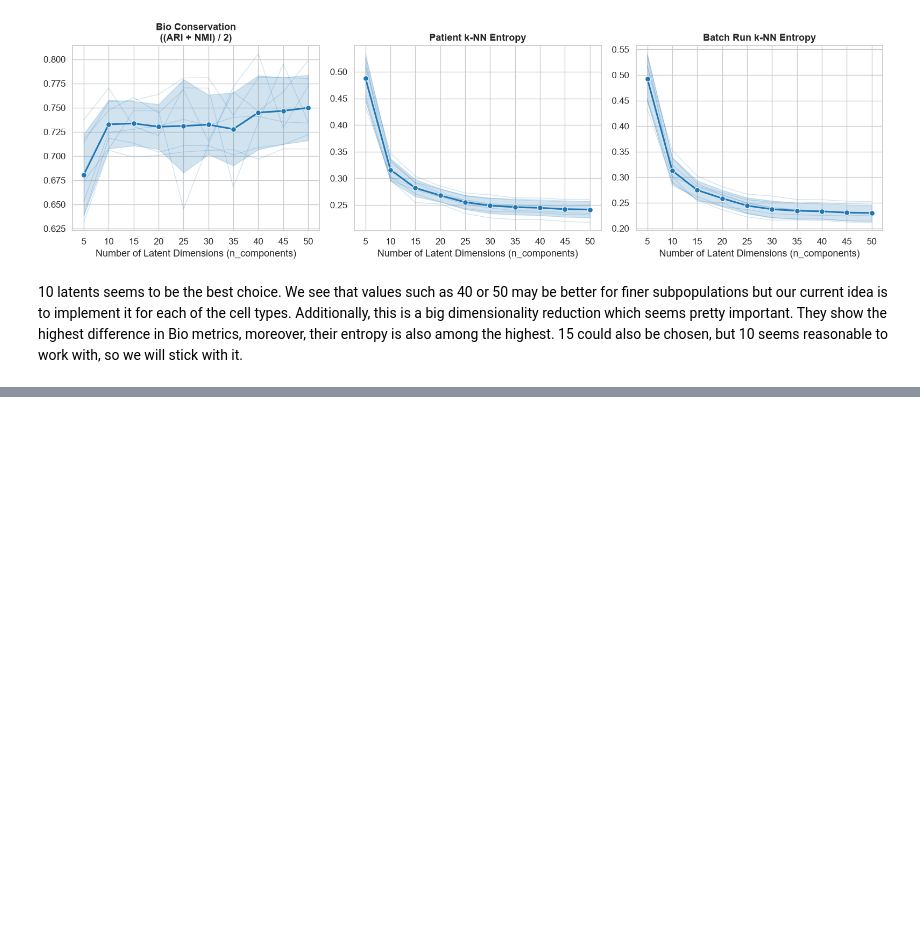
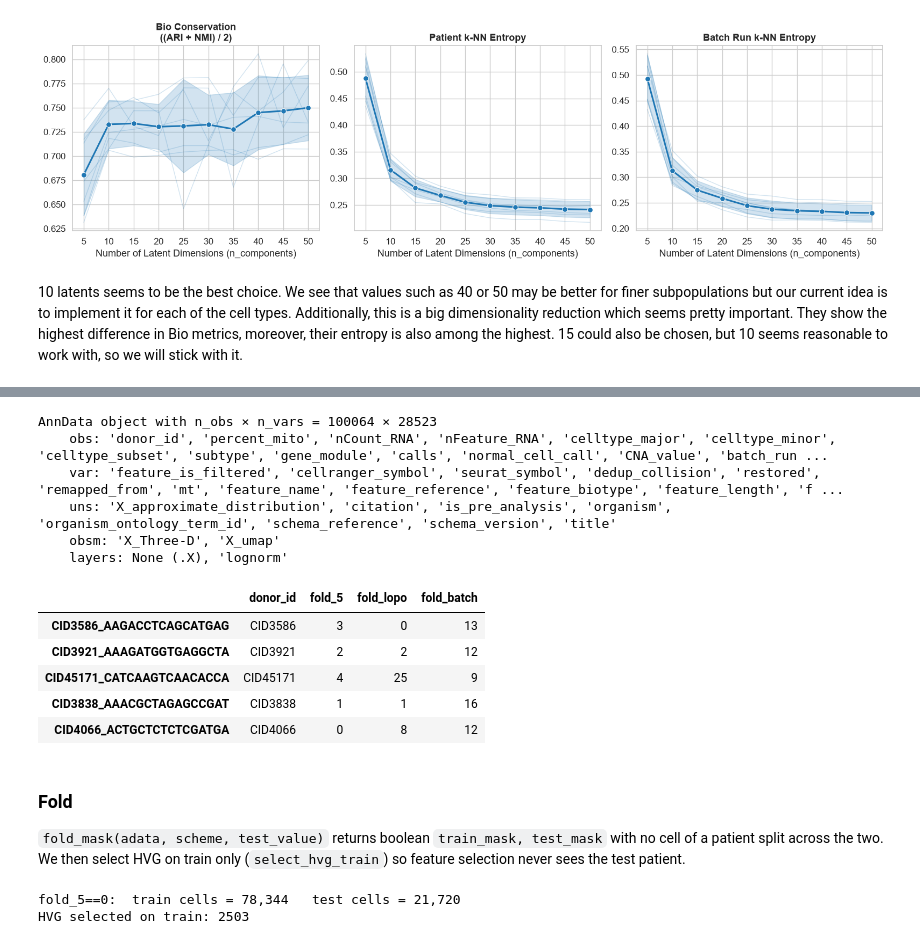
Before and after one commit to alvarodca/DeepGen-Oncology, a Jupyter notebook: PCA.ipynb, the cells around one changed output, grey strips where cells are left out. Drawn from its saved outputs; the diff is of its cells as text; code cells hidden in the pictures; blank space fills up the shorter version.

```diff
--- a/PCA.ipynb
+++ b/PCA.ipynb
@@ -751 +772,36 @@ We will apply PCA on log-normalized data as a baseline model to compare with the
+# %%
+adata = D.load_adata()  # the real data: cells x genes
+D.attach_folds(adata) # adds obs['fold_5'], obs['fold_lopo'], obs['fold_batch']
+print(adata)
+adata.obs[['donor_id','fold_5','fold_lopo','fold_batch']].drop_duplicates('donor_id').head() # Safety head drop duplicates
+# %% [output]
+AnnData object with n_obs × n_vars = 100064 × 28523
+    obs: 'donor_id', 'percent_mito', 'nCount_RNA', 'nFeature_RNA', 'celltype_major', 'celltype_minor', 'celltype_subset', 'subtype', 'gene_module', 'calls', 'normal_cell_call', 'CNA_value', 'batch_run ...
+    var: 'feature_is_filtered', 'cellranger_symbol', 'seurat_symbol', 'dedup_collision', 'restored', 'remapped_from', 'mt', 'feature_name', 'feature_reference', 'feature_biotype', 'feature_length', 'f ...
+    uns: 'X_approximate_distribution', 'citation', 'is_pre_analysis', 'organism', 'organism_ontology_term_id', 'schema_reference', 'schema_version', 'title'
+    obsm: 'X_Three-D', 'X_umap'
+    layers: None (.X), 'lognorm'
+|  | donor_id | fold_5 | fold_lopo | fold_batch |
+| CID3586_AAGACCTCAGCATGAG | CID3586 | 3 | 0 | 13 |
+| CID3921_AAAGATGGTGAGGCTA | CID3921 | 2 | 2 | 12 |
+| CID45171_CATCAAGTCAACACCA | CID45171 | 4 | 25 | 9 |
+| CID3838_AAACGCTAGAGCCGAT | CID3838 | 1 | 1 | 16 |
+| CID4066_ACTGCTCTCTCGATGA | CID4066 | 0 | 8 | 12 |
+# %% [markdown]
+###  Fold
+
+`fold_mask(adata, scheme, test_value)` returns boolean `train_mask, test_mask` with no cell
+of a patient split across the two. We then select HVG on train only (`select_hvg_train`)
+so feature selection never sees the test patient.
+# %%
+SCHEME, TEST_FOLD = "fold_5", 0
+train_mask, test_mask = D.fold_mask(adata, SCHEME, TEST_FOLD)
+print(f"{SCHEME}=={TEST_FOLD}:  train cells = {train_mask.sum():,}   test cells = {test_mask.sum():,}")
+
+N_HVG = 2500
+hvg = H.select_hvg_train(adata, train_mask, n_top=N_HVG) # computed on TRAIN cells only
+print("HVG selected on train:", len(hvg))
+# %% [output]
+fold_5==0:  train cells = 78,344   test cells = 21,720
+HVG selected on train: 2503
 # %%
```
Also changed, not shown: parts of 14 cells of this notebook, 1 other file.
